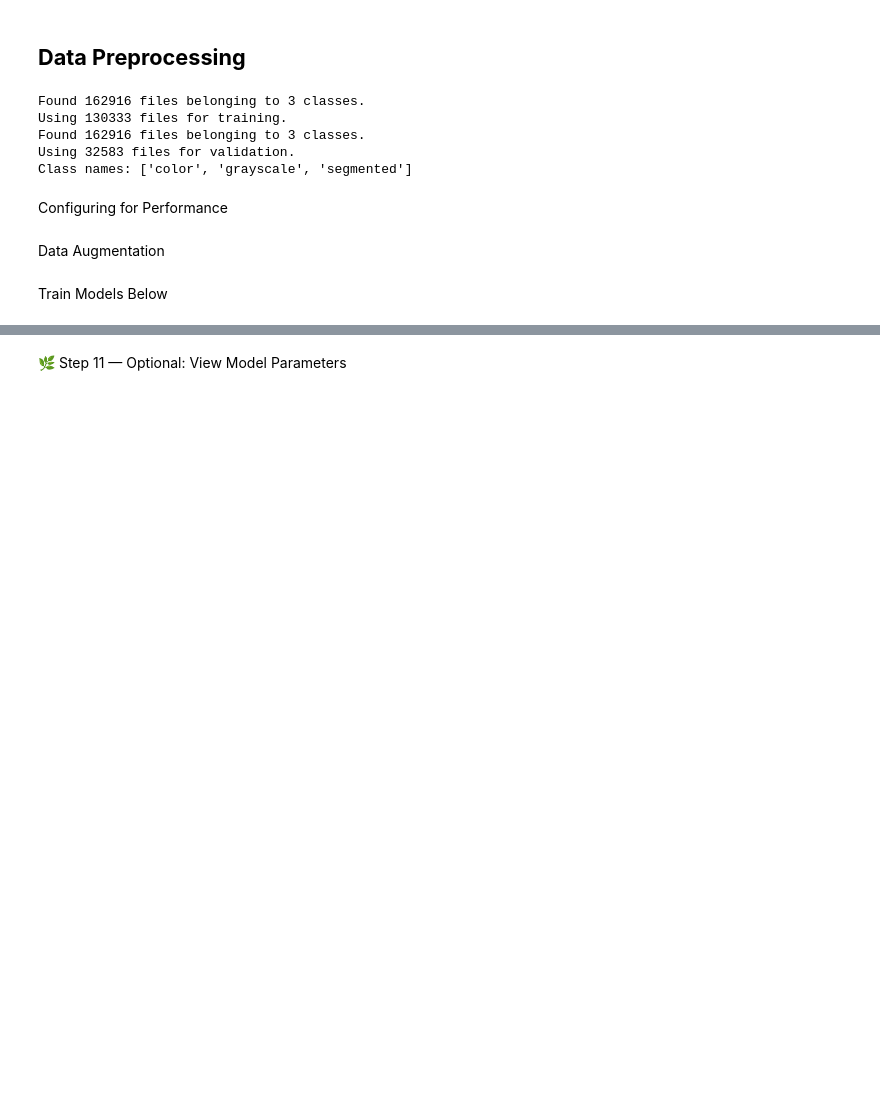
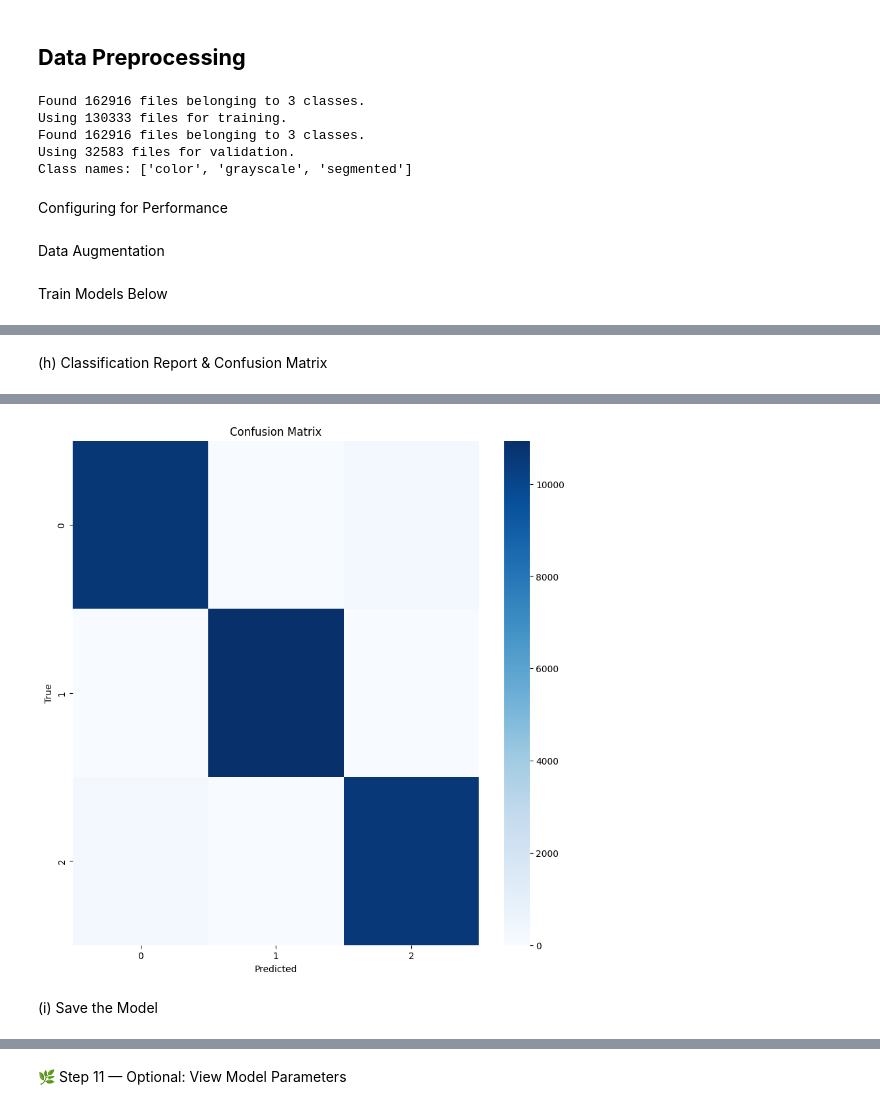
Before and after one commit to Dushxn/Deep-Learning-Project, a Jupyter notebook: Dl_PlantVillageMobileNet.ipynb, the cells around one changed output, grey strips where cells are left out. Saved outputs shown, nothing was run; the diff lists cells and outputs as text; code cells hidden in the pictures; blank space fills up the shorter version.

```diff
--- a/Dl_PlantVillageMobileNet.ipynb
+++ b/Dl_PlantVillageMobileNet.ipynb
@@ -379,0 +351,20 @@ print("✅ Model saved as mobilenet_plant_disease_model.h5")
+# %% [markdown]
+(h) Classification Report & Confusion Matrix
+# %%
+y_true, y_pred = [], []
+
+for images, labels in val_ds:
+    preds = model.predict(images)
+    y_true.extend(labels.numpy())
+    y_pred.extend(np.argmax(preds, axis=1))
+
+print(classification_report(y_true, y_pred, target_names=class_names))
+
+cm = confusion_matrix(y_true, y_pred)
+plt.figure(figsize=(10,10))
+sns.heatmap(cm, annot=False, cmap="Blues")
+plt.title("Confusion Matrix")
+plt.xlabel("Predicted")
+plt.ylabel("True")
+plt.show()
+# %% [output]
@@ -379,0 +388,3 @@ print("✅ Model saved as mobilenet_plant_disease_model.h5")
+[figure, added]
+# %% [markdown]
+(i) Save the Model
```
Also changed, not shown: parts of 38 cells of this notebook.
